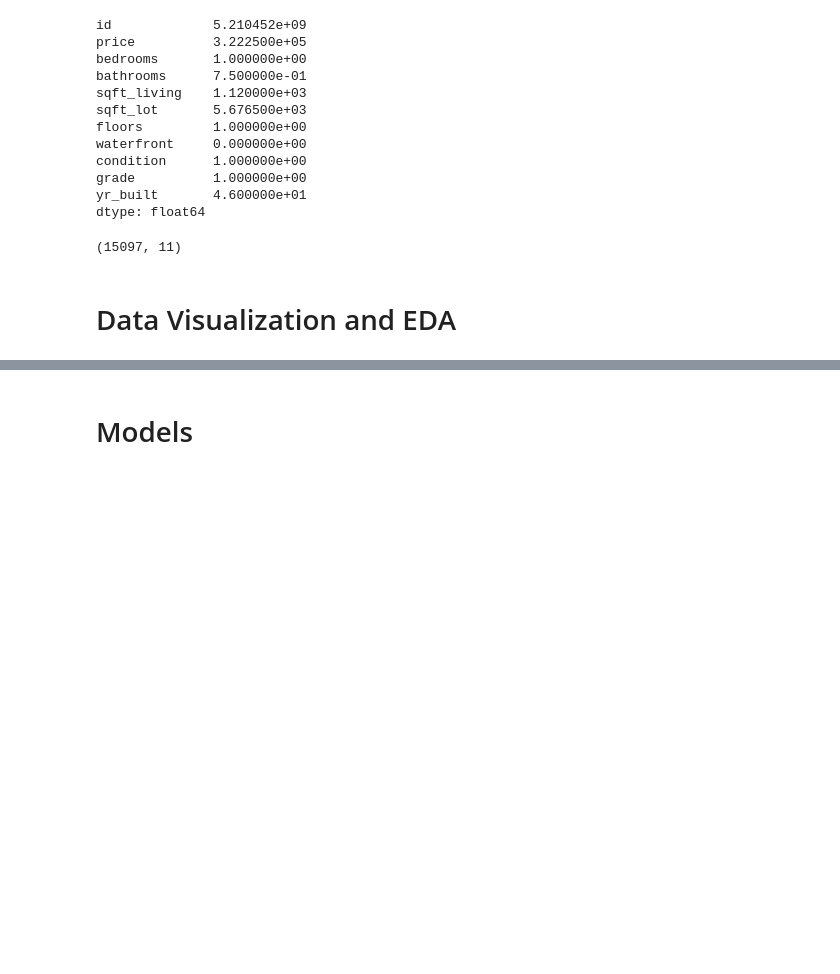
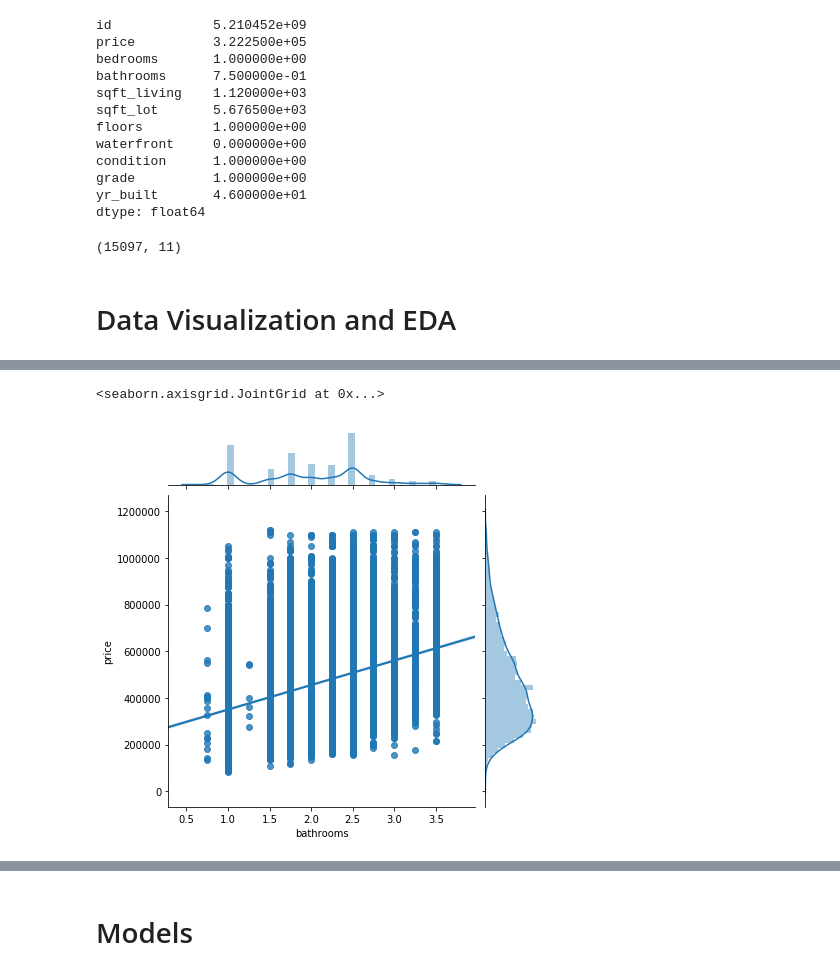
Before and after one commit to ArmanHasAPython/dsc-mod-2-project-v2-1, a Jupyter notebook: index.ipynb, the cells around one changed output, grey strips where cells are left out. Saved outputs shown, nothing was run; the diff lists cells and outputs as text; code cells hidden in the pictures; blank space fills up the shorter version.

```diff
--- a/index.ipynb
+++ b/index.ipynb
@@ -277,0 +263,7 @@ plt.show()
+# %%
+#Build a scatter plot showing price against bathrooms
+
+sns.jointplot(x = 'bathrooms', y = 'price', data = df, kind = 'reg')
+# %% [output]
+<seaborn.axisgrid.JointGrid at 0x...>
+[figure, added]
```
Also changed, not shown: parts of 75 cells of this notebook, 1 other file.
